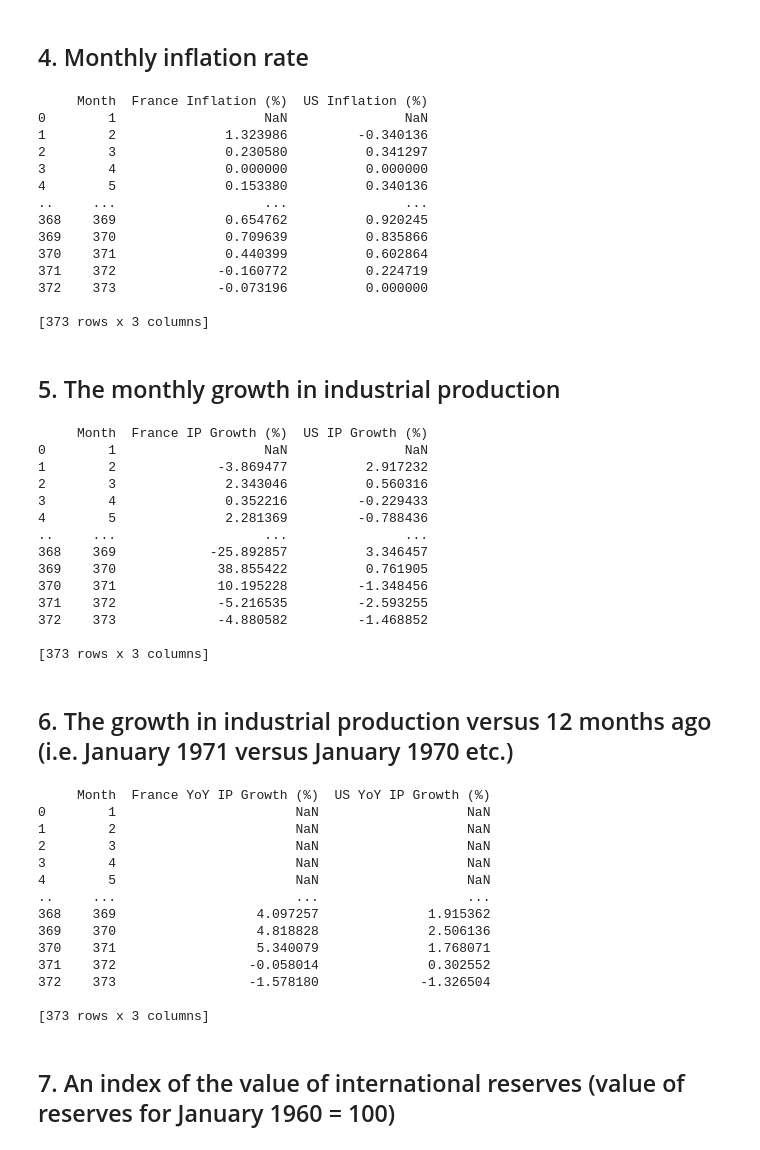
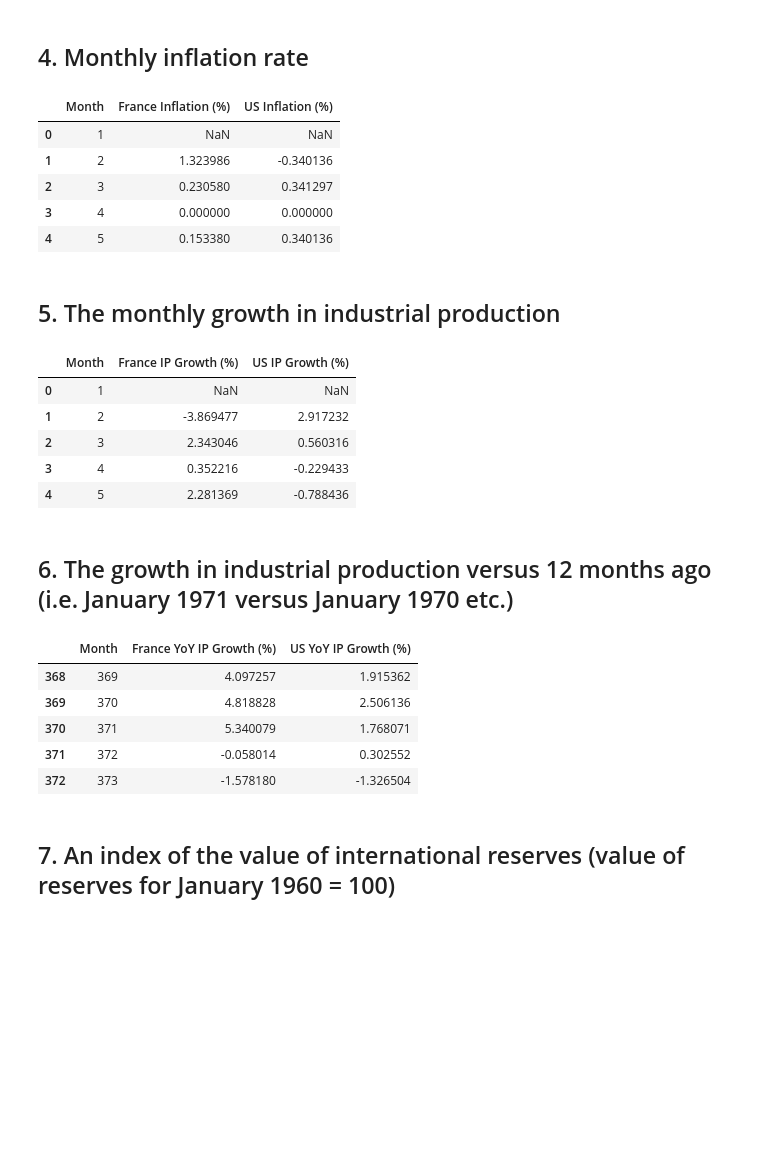
Before and after one commit to SparklyPlant/The-Grave-of-Ming, a Jupyter notebook: Code/NB1.ipynb, the cells around one changed output. Saved outputs shown, nothing was run; the diff lists cells and outputs as text; code cells hidden in the pictures; blank space fills up the shorter version.

```diff
--- a/Code/NB1.ipynb
+++ b/Code/NB1.ipynb
@@ -320,73 +199,55 @@ inflation_df = pd.DataFrame({
 })
 
 # Display first few rows
-print(inflation_df)
-
+display(inflation_df.head())
 
 inflation_df.to_json('../Data/Monthly_inflation.json', orient='records', indent=4)
 # %% [output]
-     Month  France Inflation (%)  US Inflation (%)
-0        1                   NaN               NaN
-1        2              1.323986         -0.340136
-2        3              0.230580          0.341297
-3        4              0.000000          0.000000
-4        5              0.153380          0.340136
-..     ...                   ...               ...
-368    369              0.654762          0.920245
-369    370              0.709639          0.835866
-370    371              0.440399          0.602864
-371    372             -0.160772          0.224719
-372    373             -0.073196          0.000000
-
-[373 rows x 3 columns]
+|  | Month | France Inflation (%) | US Inflation (%) |
+| 0 | 1 | NaN | NaN |
+| 1 | 2 | 1.323986 | -0.340136 |
+| 2 | 3 | 0.230580 | 0.341297 |
+| 3 | 4 | 0.000000 | 0.000000 |
+| 4 | 5 | 0.153380 | 0.340136 |
 # %% [markdown]
 ## 5. The monthly growth in industrial production
 # %%
 import pandas as pd
 
 # Load the dataset
 file_path = "../data/IMF.xlsx"  # Update this with your actual file path
 df = pd.read_excel(file_path, header=None, engine="openpyxl")
 
 # Find row indices for France and US Industrial Production dynamically
 france_ip_row = df[(df.iloc[:, 1].str.contains("Economic Activity, Industrial Production", na=False)) & (df.iloc[:, 0] == "France")].index[0]
 us_ip_row = df[(df.iloc[:, 1].str.contains("Economic Activity, Industrial Production", na=False)) & (df.iloc[:, 0] == "United States")].index[0]
 
 # Extract Industrial Production Index data
 france_ip = pd.to_numeric(df.iloc[france_ip_row, 2:], errors="coerce")
 us_ip = pd.to_numeric(df.iloc[us_ip_row, 2:], errors="coerce")
 
 # Compute Monthly Growth in Industrial Production (percentage change)
 france_ip_growth = france_ip.pct_change() * 100
 us_ip_growth = us_ip.pct_change() * 100
 
 # Create DataFrame for visualization
 industrial_production_df = pd.DataFrame({
     "Month": range(1, len(france_ip_growth) + 1),
     "France IP Growth (%)": france_ip_growth.values,
     "US IP Growth (%)": us_ip_growth.values
 })
 
 # Display first few rows
-print(industrial_production_df)
-
+display(industrial_production_df.head())
 
 industrial_production_df.to_json('../Data/Montly_industrial_production.json', orient='records', indent=4)
 # %% [output]
-     Month  France IP Growth (%)  US IP Growth (%)
-0        1                   NaN               NaN
-1        2             -3.869477          2.917232
-2        3              2.343046          0.560316
-3        4              0.352216         -0.229433
-4        5              2.281369         -0.788436
-..     ...                   ...               ...
-368    369            -25.892857          3.346457
-369    370             38.855422          0.761905
-370    371             10.195228         -1.348456
-371    372             -5.216535         -2.593255
-372    373             -4.880582         -1.468852
-
-[373 rows x 3 columns]
+|  | Month | France IP Growth (%) | US IP Growth (%) |
+| 0 | 1 | NaN | NaN |
+| 1 | 2 | -3.869477 | 2.917232 |
+| 2 | 3 | 2.343046 | 0.560316 |
+| 3 | 4 | 0.352216 | -0.229433 |
+| 4 | 5 | 2.281369 | -0.788436 |
 # %% [markdown]
 ## 6. The growth in industrial production versus 12 months ago (i.e. January 1971 versus January 1970 etc.)
 # %%
@@ -416,24 +277,16 @@ industrial_production_yoy_df = pd.DataFrame({
 })
 
 # Display first few rows
-print(industrial_production_yoy_df)
+display(industrial_production_yoy_df.tail())
 
 industrial_production_yoy_df.to_json('../Data/YoY_growth.json', orient='records', indent=4)
 # %% [output]
-     Month  France YoY IP Growth (%)  US YoY IP Growth (%)
-0        1                       NaN                   NaN
-1        2                       NaN                   NaN
-2        3                       NaN                   NaN
-3        4                       NaN                   NaN
-4        5                       NaN                   NaN
-..     ...                       ...                   ...
-368    369                  4.097257              1.915362
-369    370                  4.818828              2.506136
-370    371                  5.340079              1.768071
-371    372                 -0.058014              0.302552
-372    373                 -1.578180             -1.326504
-
-[373 rows x 3 columns]
+|  | Month | France YoY IP Growth (%) | US YoY IP Growth (%) |
+| 368 | 369 | 4.097257 | 1.915362 |
+| 369 | 370 | 4.818828 | 2.506136 |
+| 370 | 371 | 5.340079 | 1.768071 |
+| 371 | 372 | -0.058014 | 0.302552 |
+| 372 | 373 | -1.578180 | -1.326504 |
 # %% [markdown]
 ## 7. An index of the value of international reserves (value of reserves for January 1960 = 100)
 # %%
```
Also changed, not shown: parts of 26 cells of this notebook, 4 other files.
